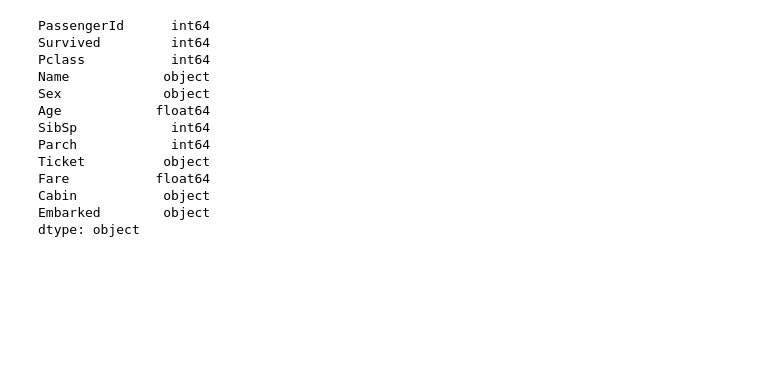
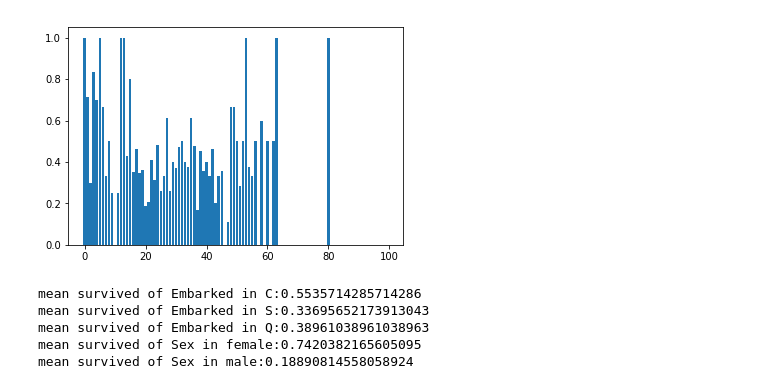
Before and after one commit to caojiawu/test, a Jupyter notebook: test.ipynb, the cells around one changed output. Saved outputs shown, nothing was run; the diff lists cells and outputs as text; code cells hidden in the pictures; blank space fills up the shorter version.

```diff
--- a/test.ipynb
+++ b/test.ipynb
@@ -52,17 +52,28 @@ data[data['Cabin'].notnull()].groupby('Cabin').first()
-# %%
-#data['Pclass'].corr(data['Survived'])
-data.dtypes
-# %% [output]
-PassengerId      int64
-Survived         int64
-Pclass           int64
-Name            object
-Sex             object
-Age            float64
-SibSp            int64
-Parch            int64
-Ticket          object
-Fare           float64
-Cabin           object
-Embarked        object
-dtype: object
+# %%
+a = data[data['Age'].notnull()][['Survived','Age']]
+a['Age'] = a['Age'].astype('int')
+
+l=100
+count = np.zeros(l)
+for i in range(l):
+    agetotal = a[a['Age']==i]['Survived'].count()
+    if agetotal>0:
+        count[i] = sum(a[a['Age']==i]['Survived'])/agetotal
+
+plt.bar(range(l),count)
+plt.show()
+# %% [output]
+[figure, added]
+# %%
+#data['Pclass'].corr(data['Survived'])
+print("mean survived of Embarked in C:"+str(data[data['Embarked'].isin(['C'])]['Survived'].mean()))
+print("mean survived of Embarked in S:"+str(data[data['Embarked'].isin(['S'])]['Survived'].mean()))
+print("mean survived of Embarked in Q:"+str(data[data['Embarked'].isin(['Q'])]['Survived'].mean()))
+print("mean survived of Sex in female:"+str(data[data['Sex'].isin(['female'])]['Survived'].mean()))
+print("mean survived of Sex in male:"+str(data[data['Sex'].isin(['male'])]['Survived'].mean()))
+# %% [output]
+mean survived of Embarked in C:0.5535714285714286
+mean survived of Embarked in S:0.33695652173913043
+mean survived of Embarked in Q:0.38961038961038963
+mean survived of Sex in female:0.7420382165605095
+mean survived of Sex in male:0.18890814558058924
```
Also changed, not shown: parts of 3 cells of this notebook.
